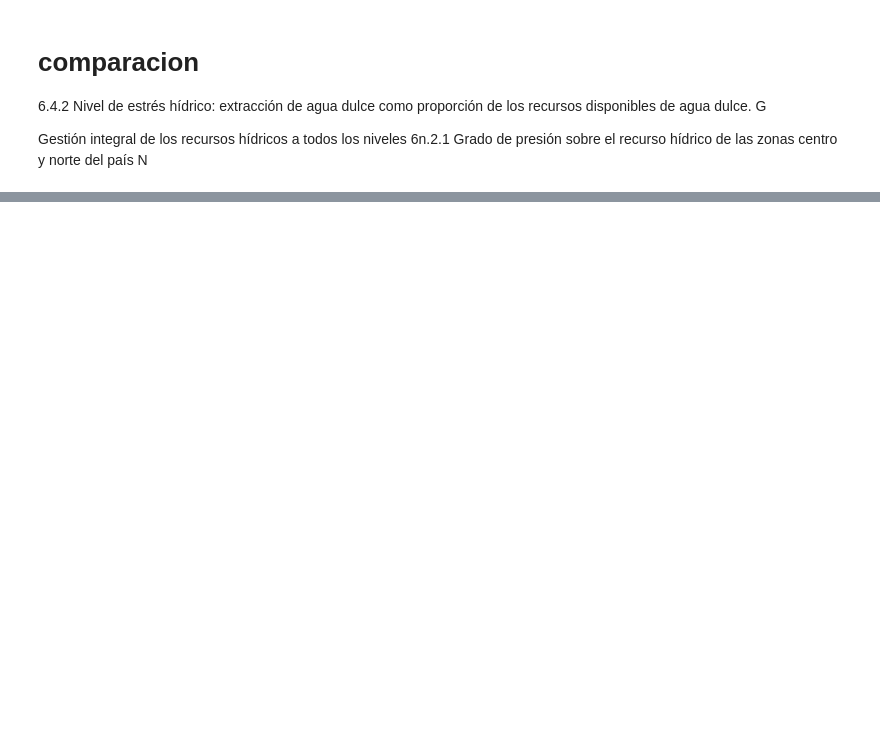
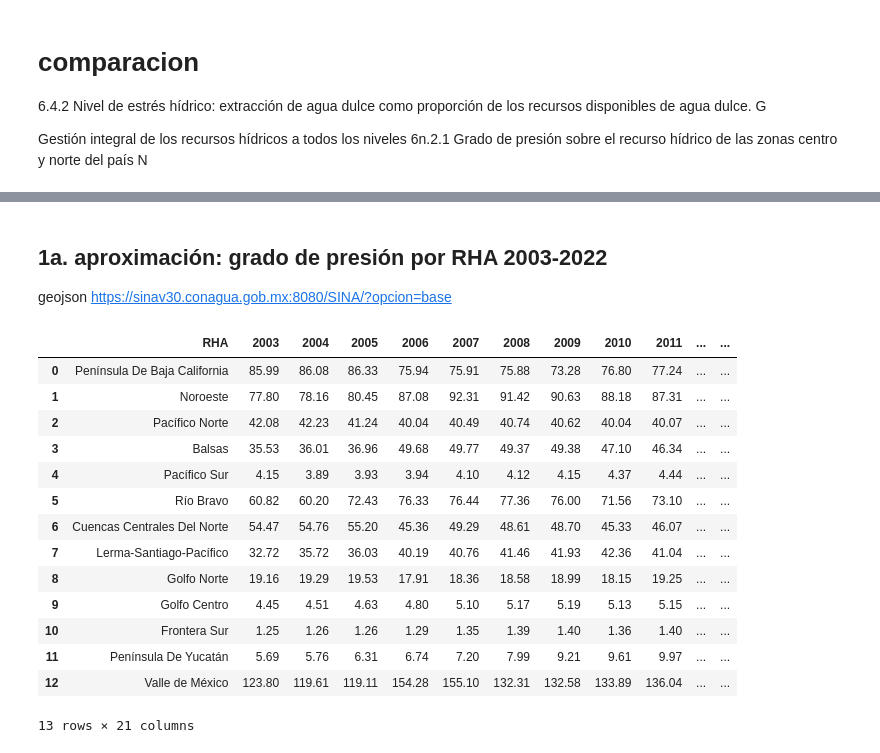
Before and after one commit to A01425750/Tlamatipohua, a Jupyter notebook: scripts/001_EDA.ipynb, the cells around one changed output, grey strips where cells are left out. Saved outputs shown, nothing was run; the diff lists cells and outputs as text; code cells hidden in the pictures; blank space fills up the shorter version.

```diff
--- a/scripts/001_EDA.ipynb
+++ b/scripts/001_EDA.ipynb
@@ -35,0 +136,39 @@ $TFWW=csurf+csub$ extracción total de agua dulce
+# %% [markdown]
+## 1a. aproximación: grado de presión por RHA 2003-2022
+geojson https://sinav30.conagua.gob.mx:8080/SINA/?opcion=base
+# %%
+anos = np.arange(2003,2022+1)
+for ano in anos:
+    f = f"../datos/Grado_de_Presion_{ano}.xlsx"
+    if ano == 2003:
+        gp = pd.read_excel(f,usecols=["Región Hidrológico-Administrativa","Grado de Presión (%)"])
+        gp.columns = ["RHA",ano]
+    else:
+        gp_ano = pd.read_excel(f,usecols=["Grado de Presión (%)"])
+        gp_ano.columns = [ano]
+        gp[ano] = gp_ano[ano]
+gp["RHA"] = gp["RHA"].str.replace(r"^\s*[IVXLCDM]+\s*[-.]?\s*", "", regex=True)
+name_mapping = {
+    "Península de Baja California": "Península De Baja California",
+    'Cuencas Centrales del Norte': 'Cuencas Centrales Del Norte',
+    "Península de Yucatán": "Península De Yucatán",
+    'Aguas del Valle de México': 'Valle de México'
+}
+gp['RHA'] = gp['RHA'].replace(name_mapping)
+gp
+# %% [output]
+|  | RHA | 2003 | 2004 | 2005 | 2006 | 2007 | 2008 | 2009 | 2010 | 2011 | ... | ... |
+| 0 | Península De Baja California | 85.99 | 86.08 | 86.33 | 75.94 | 75.91 | 75.88 | 73.28 | 76.80 | 77.24 | ... | ... |
+| 1 | Noroeste | 77.80 | 78.16 | 80.45 | 87.08 | 92.31 | 91.42 | 90.63 | 88.18 | 87.31 | ... | ... |
+| 2 | Pacífico Norte | 42.08 | 42.23 | 41.24 | 40.04 | 40.49 | 40.74 | 40.62 | 40.04 | 40.07 | ... | ... |
+| 3 | Balsas | 35.53 | 36.01 | 36.96 | 49.68 | 49.77 | 49.37 | 49.38 | 47.10 | 46.34 | ... | ... |
+| 4 | Pacífico Sur | 4.15 | 3.89 | 3.93 | 3.94 | 4.10 | 4.12 | 4.15 | 4.37 | 4.44 | ... | ... |
+| 5 | Río Bravo | 60.82 | 60.20 | 72.43 | 76.33 | 76.44 | 77.36 | 76.00 | 71.56 | 73.10 | ... | ... |
+| 6 | Cuencas Centrales Del Norte | 54.47 | 54.76 | 55.20 | 45.36 | 49.29 | 48.61 | 48.70 | 45.33 | 46.07 | ... | ... |
+| 7 | Lerma-Santiago-Pacífico | 32.72 | 35.72 | 36.03 | 40.19 | 40.76 | 41.46 | 41.93 | 42.36 | 41.04 | ... | ... |
+| 8 | Golfo Norte | 19.16 | 19.29 | 19.53 | 17.91 | 18.36 | 18.58 | 18.99 | 18.15 | 19.25 | ... | ... |
+| 9 | Golfo Centro | 4.45 | 4.51 | 4.63 | 4.80 | 5.10 | 5.17 | 5.19 | 5.13 | 5.15 | ... | ... |
+| 10 | Frontera Sur | 1.25 | 1.26 | 1.26 | 1.29 | 1.35 | 1.39 | 1.40 | 1.36 | 1.40 | ... | ... |
+| 11 | Península De Yucatán | 5.69 | 5.76 | 6.31 | 6.74 | 7.20 | 7.99 | 9.21 | 9.61 | 9.97 | ... | ... |
+| 12 | Valle de México | 123.80 | 119.61 | 119.11 | 154.28 | 155.10 | 132.31 | 132.58 | 133.89 | 136.04 | ... | ... |
+13 rows × 21 columns
```
Also changed, not shown: parts of 6 cells of this notebook, 6 other files.
